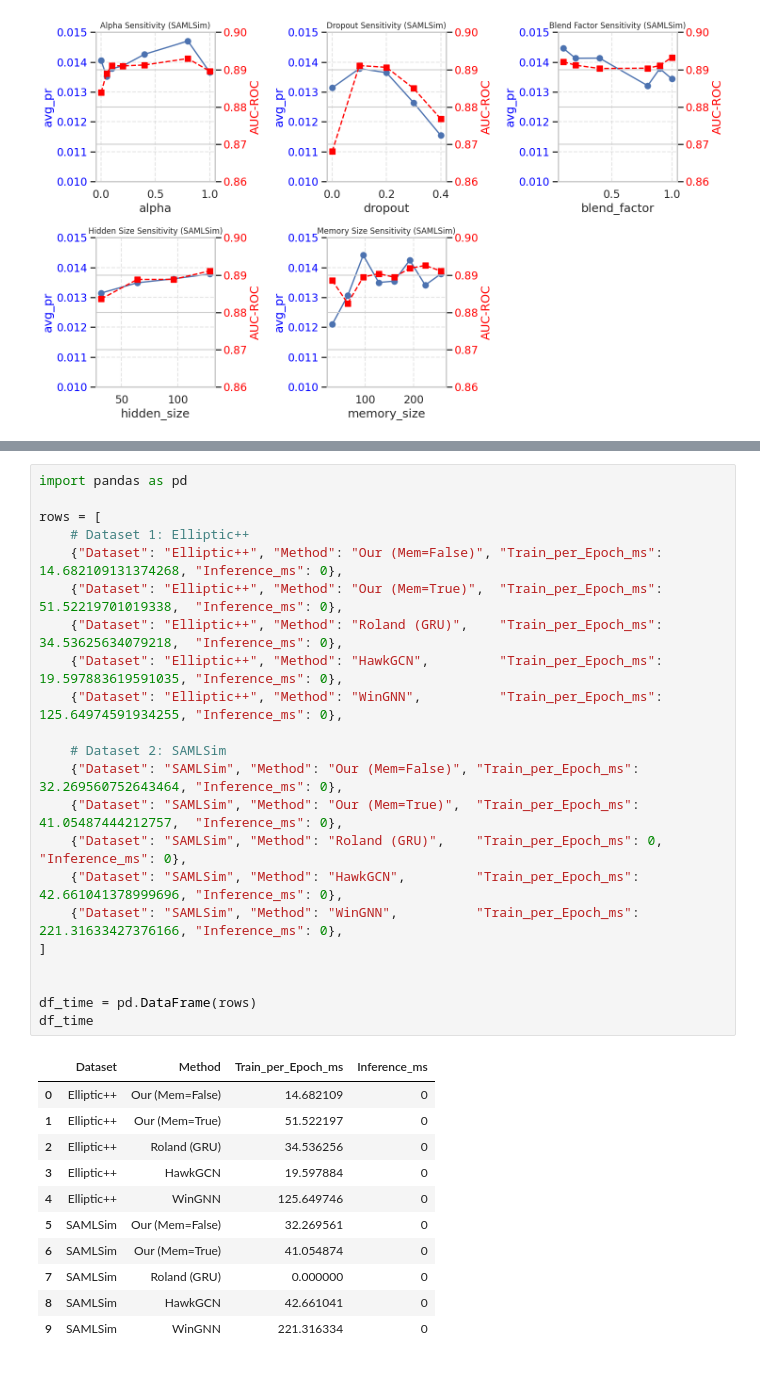
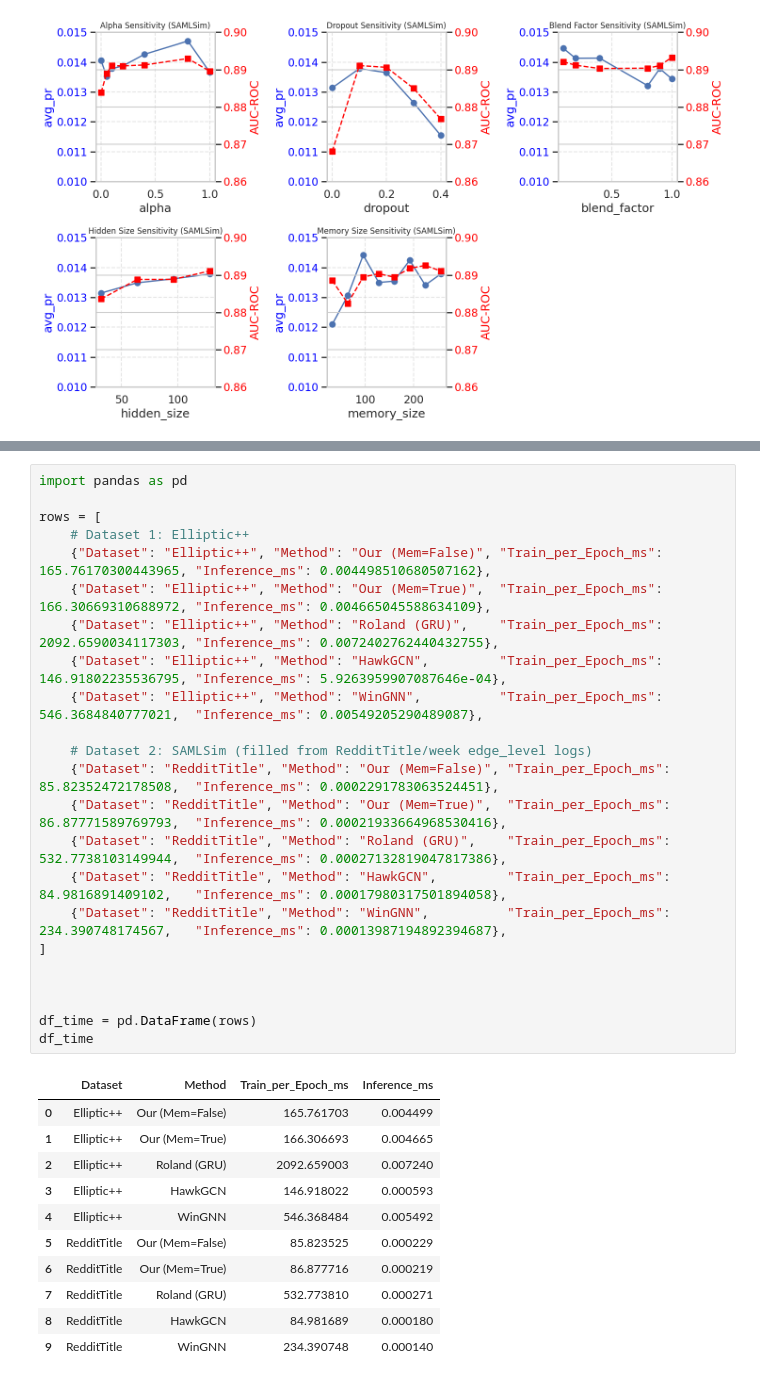
Before and after one commit to fafal-abnir/HerdGNN, a Jupyter notebook: notebooks/plotting_performance.ipynb, the cells around one changed output, grey strips where cells are left out. Saved outputs shown, nothing was run; the diff lists cells and outputs as text.

```diff
--- a/notebooks/plotting_performance.ipynb
+++ b/notebooks/plotting_performance.ipynb
@@ -836,37 +959,38 @@ plt.show()
 # %%
 import pandas as pd
 
 rows = [
     # Dataset 1: Elliptic++
-    {"Dataset": "Elliptic++", "Method": "Our (Mem=False)", "Train_per_Epoch_ms": 14.682109131374268, "Inference_ms": 0},
-    {"Dataset": "Elliptic++", "Method": "Our (Mem=True)",  "Train_per_Epoch_ms": 51.52219701019338,  "Inference_ms": 0},
-    {"Dataset": "Elliptic++", "Method": "Roland (GRU)",    "Train_per_Epoch_ms": 34.53625634079218,  "Inference_ms": 0},
-    {"Dataset": "Elliptic++", "Method": "HawkGCN",         "Train_per_Epoch_ms": 19.597883619591035, "Inference_ms": 0},
-    {"Dataset": "Elliptic++", "Method": "WinGNN",          "Train_per_Epoch_ms": 125.64974591934255, "Inference_ms": 0},
+    {"Dataset": "Elliptic++", "Method": "Our (Mem=False)", "Train_per_Epoch_ms": 165.76170300443965, "Inference_ms": 0.004498510680507162},
+    {"Dataset": "Elliptic++", "Method": "Our (Mem=True)",  "Train_per_Epoch_ms": 166.30669310688972, "Inference_ms": 0.004665045588634109},
+    {"Dataset": "Elliptic++", "Method": "Roland (GRU)",    "Train_per_Epoch_ms": 2092.6590034117303, "Inference_ms": 0.0072402762440432755},
+    {"Dataset": "Elliptic++", "Method": "HawkGCN",         "Train_per_Epoch_ms": 146.91802235536795, "Inference_ms": 5.9263959907087646e-04},
+    {"Dataset": "Elliptic++", "Method": "WinGNN",          "Train_per_Epoch_ms": 546.3684840777021,  "Inference_ms": 0.00549205290489087},
 
-    # Dataset 2: SAMLSim
-    {"Dataset": "SAMLSim", "Method": "Our (Mem=False)", "Train_per_Epoch_ms": 32.269560752643464, "Inference_ms": 0},
-    {"Dataset": "SAMLSim", "Method": "Our (Mem=True)",  "Train_per_Epoch_ms": 41.05487444212757,  "Inference_ms": 0},
-    {"Dataset": "SAMLSim", "Method": "Roland (GRU)",    "Train_per_Epoch_ms": 0,                  "Inference_ms": 0},
-    {"Dataset": "SAMLSim", "Method": "HawkGCN",         "Train_per_Epoch_ms": 42.661041378999696, "Inference_ms": 0},
-    {"Dataset": "SAMLSim", "Method": "WinGNN",          "Train_per_Epoch_ms": 221.31633427376166, "Inference_ms": 0},
+    # Dataset 2: SAMLSim (filled from RedditTitle/week edge_level logs)
+    {"Dataset": "RedditTitle", "Method": "Our (Mem=False)", "Train_per_Epoch_ms": 85.82352472178508,  "Inference_ms": 0.0002291783063524451},
+    {"Dataset": "RedditTitle", "Method": "Our (Mem=True)",  "Train_per_Epoch_ms": 86.87771589769793,  "Inference_ms": 0.00021933664968530416},
+    {"Dataset": "RedditTitle", "Method": "Roland (GRU)",    "Train_per_Epoch_ms": 532.7738103149944,  "Inference_ms": 0.00027132819047817386},
+    {"Dataset": "RedditTitle", "Method": "HawkGCN",         "Train_per_Epoch_ms": 84.9816891409102,   "Inference_ms": 0.00017980317501894058},
+    {"Dataset": "RedditTitle", "Method": "WinGNN",          "Train_per_Epoch_ms": 234.390748174567,   "Inference_ms": 0.00013987194892394687},
 ]
+
 
 
 df_time = pd.DataFrame(rows)
 df_time
 # %% [output]
 |  | Dataset | Method | Train_per_Epoch_ms | Inference_ms |
-| 0 | Elliptic++ | Our (Mem=False) | 14.682109 | 0 |
-| 1 | Elliptic++ | Our (Mem=True) | 51.522197 | 0 |
-| 2 | Elliptic++ | Roland (GRU) | 34.536256 | 0 |
-| 3 | Elliptic++ | HawkGCN | 19.597884 | 0 |
-| 4 | Elliptic++ | WinGNN | 125.649746 | 0 |
-| 5 | SAMLSim | Our (Mem=False) | 32.269561 | 0 |
-| 6 | SAMLSim | Our (Mem=True) | 41.054874 | 0 |
-| 7 | SAMLSim | Roland (GRU) | 0.000000 | 0 |
-| 8 | SAMLSim | HawkGCN | 42.661041 | 0 |
-| 9 | SAMLSim | WinGNN | 221.316334 | 0 |
+| 0 | Elliptic++ | Our (Mem=False) | 165.761703 | 0.004499 |
+| 1 | Elliptic++ | Our (Mem=True) | 166.306693 | 0.004665 |
+| 2 | Elliptic++ | Roland (GRU) | 2092.659003 | 0.007240 |
+| 3 | Elliptic++ | HawkGCN | 146.918022 | 0.000593 |
+| 4 | Elliptic++ | WinGNN | 546.368484 | 0.005492 |
+| 5 | RedditTitle | Our (Mem=False) | 85.823525 | 0.000229 |
+| 6 | RedditTitle | Our (Mem=True) | 86.877716 | 0.000219 |
+| 7 | RedditTitle | Roland (GRU) | 532.773810 | 0.000271 |
+| 8 | RedditTitle | HawkGCN | 84.981689 | 0.000180 |
+| 9 | RedditTitle | WinGNN | 234.390748 | 0.000140 |
 # %%
 df_melted = df_time.melt(
     id_vars=["Dataset", "Method"],
```
Also changed, not shown: parts of 3 cells of this notebook, 17 other files.
